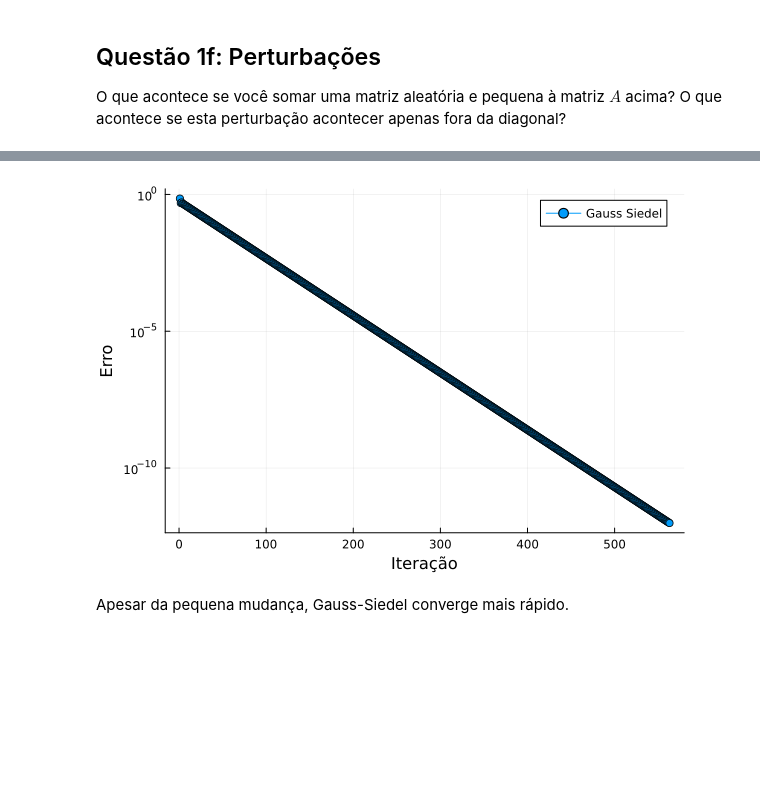
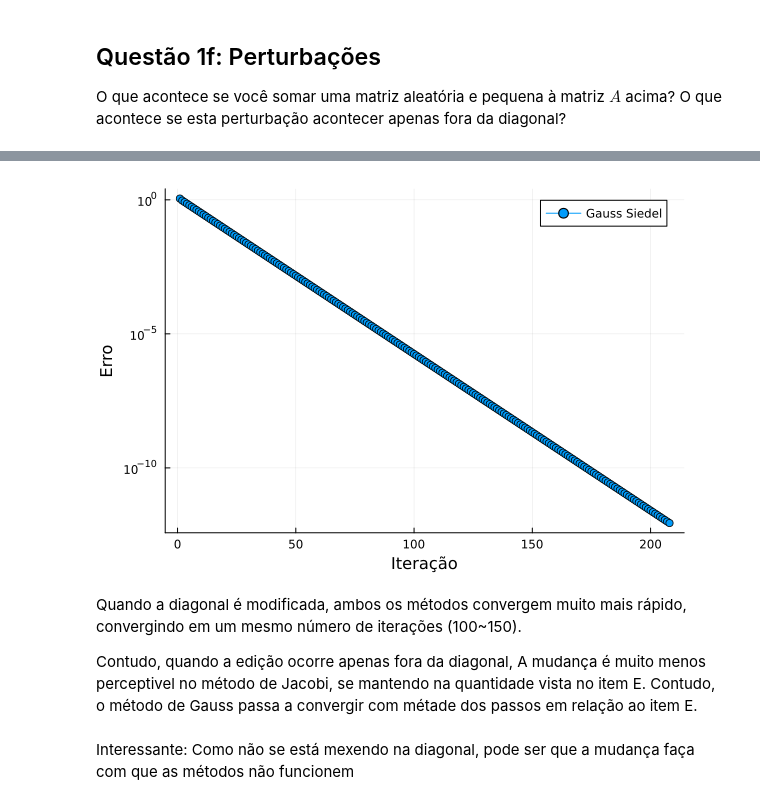
Before and after one commit to FGVTrabalhos/Jacobi, a Jupyter notebook: Projeto2.ipynb, the cells around one changed output, grey strips where cells are left out. Drawn from its saved outputs; the diff is of its cells as text; code cells hidden in the pictures; blank space fills up the shorter version.

```diff
--- a/Projeto2.ipynb
+++ b/Projeto2.ipynb
@@ -418,6 +379,10 @@ test_matrix_separado(A, rand(4), Jacobi, "Jacobi")
 # %%
-test_matrix_separado(nA, rand(4), GaussSiedel, "Gauss Siedel")
+test_matrix_separado(nA2, rand(4), GaussSiedel, "Gauss Siedel")
 # %% [output]
-[figure, old version]
+[figure, new version]
 # %% [markdown]
-Apesar da pequena mudança, Gauss-Siedel converge mais rápido.
+Quando a diagonal é modificada, ambos os métodos convergem muito mais rápido, convergindo em um mesmo número de iterações (100~150).
+
+Contudo, quando a edição ocorre apenas fora da diagonal, A mudança é muito menos perceptivel no método de Jacobi, se mantendo na quantidade vista no item E. Contudo, o método de Gauss passa a convergir com métade dos passos em relação ao item E.
+# %% [markdown]
+Interessante: Como não se está mexendo na diagonal, pode ser que a mudança faça com que as métodos não funcionem
```
Also changed, not shown: parts of 19 cells of this notebook.
